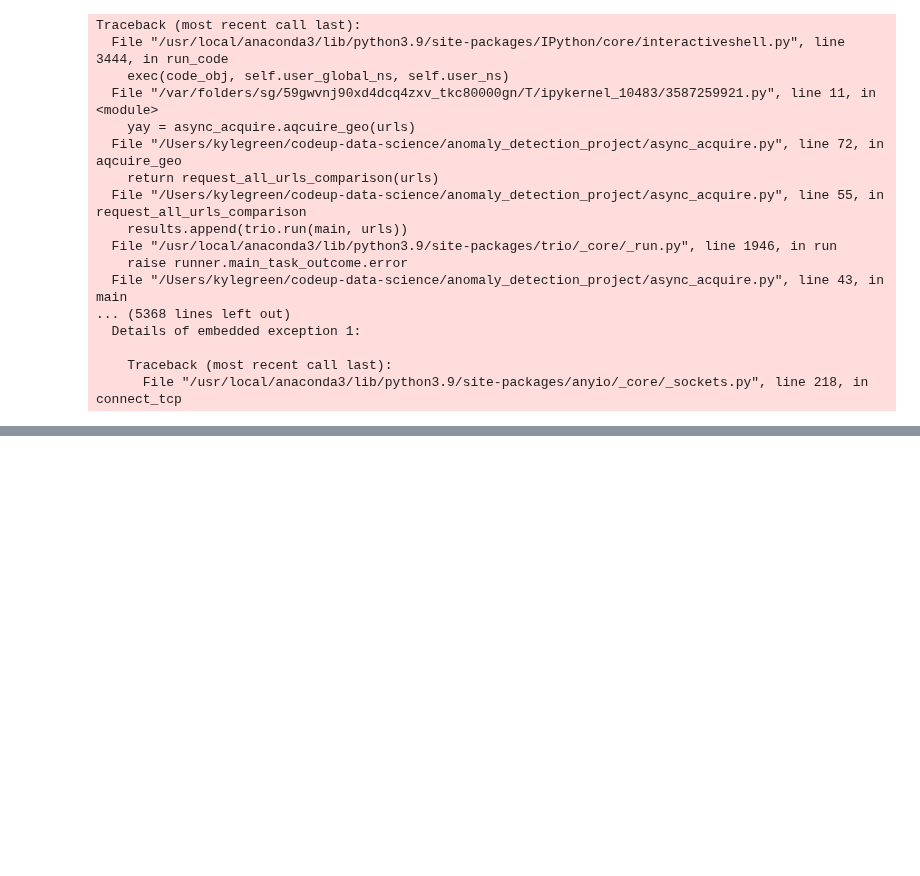
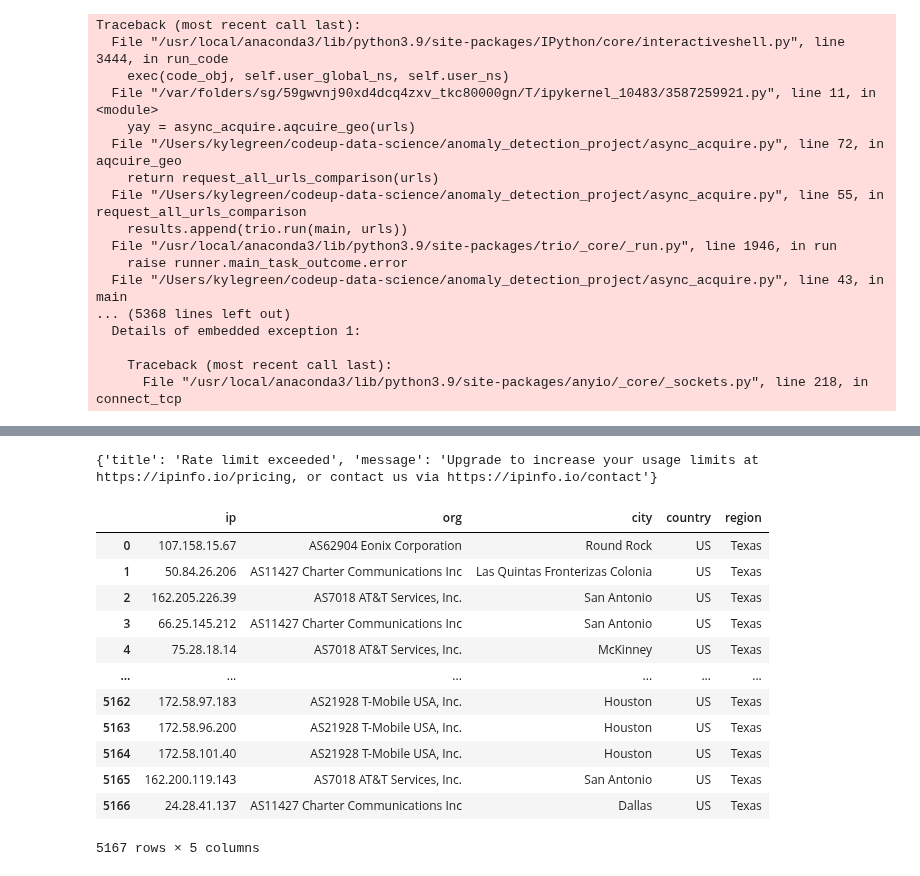
Before and after one commit to AACKV/anomaly_detection_project, a Jupyter notebook: Kyles_notebook.ipynb, the cells around one changed output, grey strips where cells are left out. Cells and saved outputs as stored; diff of their text form; code cells hidden in the pictures; blank space fills up the shorter version.

```diff
--- a/Kyles_notebook.ipynb
+++ b/Kyles_notebook.ipynb
@@ -836,0 +981,20 @@ pd.DataFrame(yay).to_csv('geo_data.csv')
+# %%
+print(poop_locations.error.values[0])
+# %% [output]
+{'title': 'Rate limit exceeded', 'message': 'Upgrade to increase your usage limits at https://ipinfo.io/pricing, or contact us via https://ipinfo.io/contact'}
+# %%
+new_locations
+# %% [output]
+|  | ip | org | city | country | region |
+| 0 | 107.158.15.67 | AS62904 Eonix Corporation | Round Rock | US | Texas |
+| 1 | 50.84.26.206 | AS11427 Charter Communications Inc | Las Quintas Fronterizas Colonia | US | Texas |
+| 2 | 162.205.226.39 | AS7018 AT&T Services, Inc. | San Antonio | US | Texas |
+| 3 | 66.25.145.212 | AS11427 Charter Communications Inc | San Antonio | US | Texas |
+| 4 | 75.28.18.14 | AS7018 AT&T Services, Inc. | McKinney | US | Texas |
+| ... | ... | ... | ... | ... | ... |
+| 5162 | 172.58.97.183 | AS21928 T-Mobile USA, Inc. | Houston | US | Texas |
+| 5163 | 172.58.96.200 | AS21928 T-Mobile USA, Inc. | Houston | US | Texas |
+| 5164 | 172.58.101.40 | AS21928 T-Mobile USA, Inc. | Houston | US | Texas |
+| 5165 | 162.200.119.143 | AS7018 AT&T Services, Inc. | San Antonio | US | Texas |
+| 5166 | 24.28.41.137 | AS11427 Charter Communications Inc | Dallas | US | Texas |
+5167 rows × 5 columns
```
Also changed, not shown: parts of 8 cells of this notebook, 1 other file.
